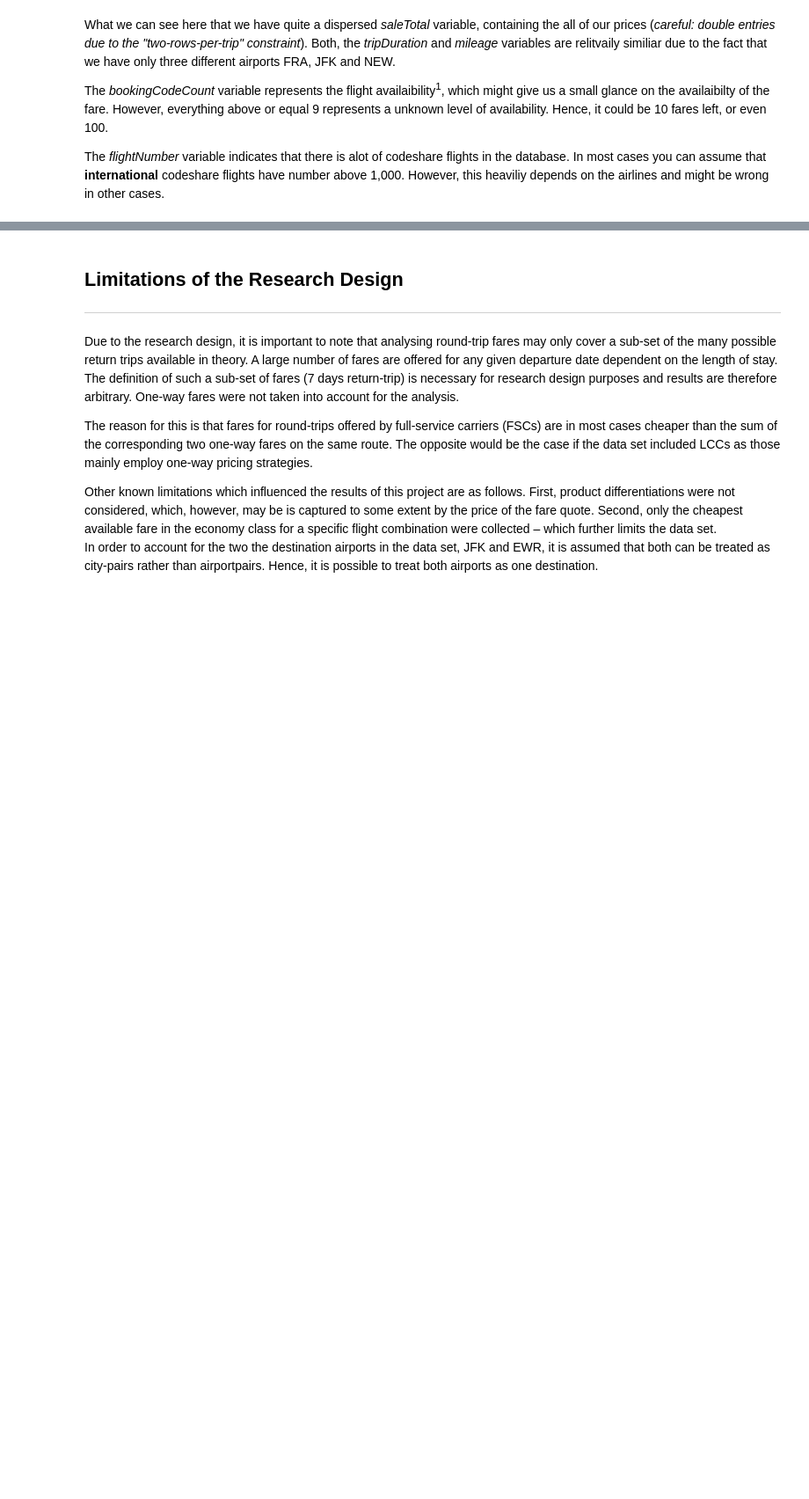
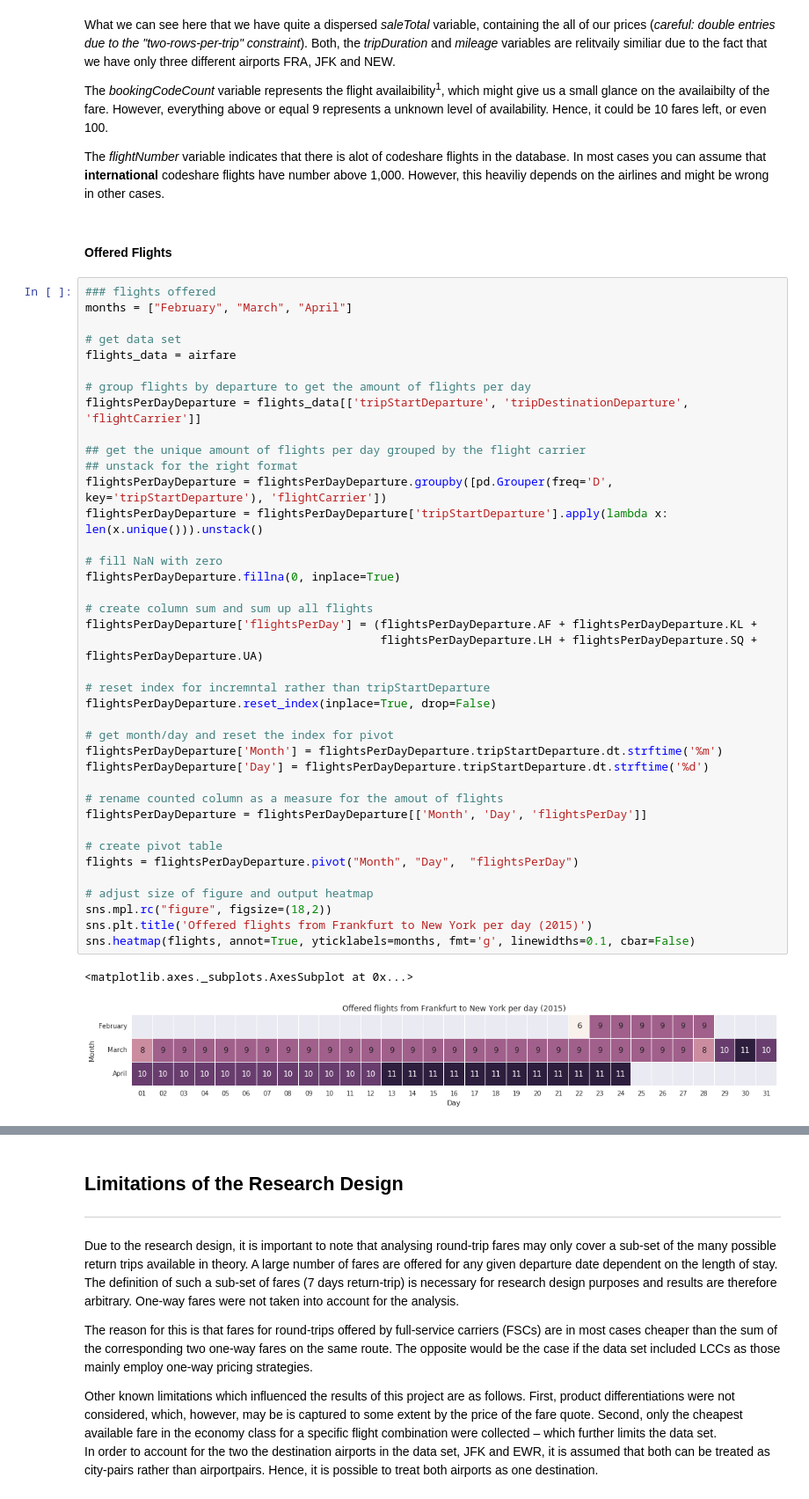
Before and after one commit to JulianMBr/Analysis-airfare-route.FRA-NYC, a Jupyter notebook: # Analysis of airfare data between Frankfurt-New York.ipynb, the cells around one changed output, grey strips where cells are left out. Shown at 88% size. Cells and saved outputs as stored; diff of their text form; blank space fills up the shorter version.

```diff
--- a/# Analysis of airfare data between Frankfurt-New York.ipynb
+++ b/# Analysis of airfare data between Frankfurt-New York.ipynb
@@ -140,3 +164,47 @@ What we can see here that we have quite a dispersed _saleTotal_ variable, contai
 The _bookingCodeCount_ variable represents the flight availaibility<sup>1</sup>, which might give us a small glance on the availaibilty of the fare. However, everything above or equal 9 represents a unknown level of availability. Hence, it could be 10 fares left, or even 100.
 
 The _flightNumber_ variable indicates that there is alot of codeshare flights in the database. In most cases you can assume that __international__ codeshare flights have number above 1,000. However, this heaviliy depends on the airlines and might be wrong in other cases.
+# %% [markdown]
+#### Offered Flights
+# %%
+### flights offered
+months = ["February", "March", "April"]
+
+# get data set
+flights_data = airfare
+
+# group flights by departure to get the amount of flights per day
+flightsPerDayDeparture = flights_data[['tripStartDeparture', 'tripDestinationDeparture', 'flightCarrier']]
+
+## get the unique amount of flights per day grouped by the flight carrier
+## unstack for the right format
+flightsPerDayDeparture = flightsPerDayDeparture.groupby([pd.Grouper(freq='D', key='tripStartDeparture'), 'flightCarrier'])
+flightsPerDayDeparture = flightsPerDayDeparture['tripStartDeparture'].apply(lambda x: len(x.unique())).unstack()
+
+# fill NaN with zero
+flightsPerDayDeparture.fillna(0, inplace=True)
+
+# create column sum and sum up all flights
+flightsPerDayDeparture['flightsPerDay'] = (flightsPerDayDeparture.AF + flightsPerDayDeparture.KL +
+                                           flightsPerDayDeparture.LH + flightsPerDayDeparture.SQ + flightsPerDayDeparture.UA)
+
+# reset index for incremntal rather than tripStartDeparture
+flightsPerDayDeparture.reset_index(inplace=True, drop=False)
+
+# get month/day and reset the index for pivot
+flightsPerDayDeparture['Month'] = flightsPerDayDeparture.tripStartDeparture.dt.strftime('%m')
+flightsPerDayDeparture['Day'] = flightsPerDayDeparture.tripStartDeparture.dt.strftime('%d')
+
+# rename counted column as a measure for the amout of flights
+flightsPerDayDeparture = flightsPerDayDeparture[['Month', 'Day', 'flightsPerDay']]
+
+# create pivot table
+flights = flightsPerDayDeparture.pivot("Month", "Day",  "flightsPerDay")
+
+# adjust size of figure and output heatmap
+sns.mpl.rc("figure", figsize=(18,2))
+sns.plt.title('Offered flights from Frankfurt to New York per day (2015)')
+sns.heatmap(flights, annot=True, yticklabels=months, fmt='g', linewidths=0.1, cbar=False)
+# %% [output]
+<matplotlib.axes._subplots.AxesSubplot at 0x...>
+[figure, added]
```
Also changed, not shown: parts of 8 cells of this notebook.
